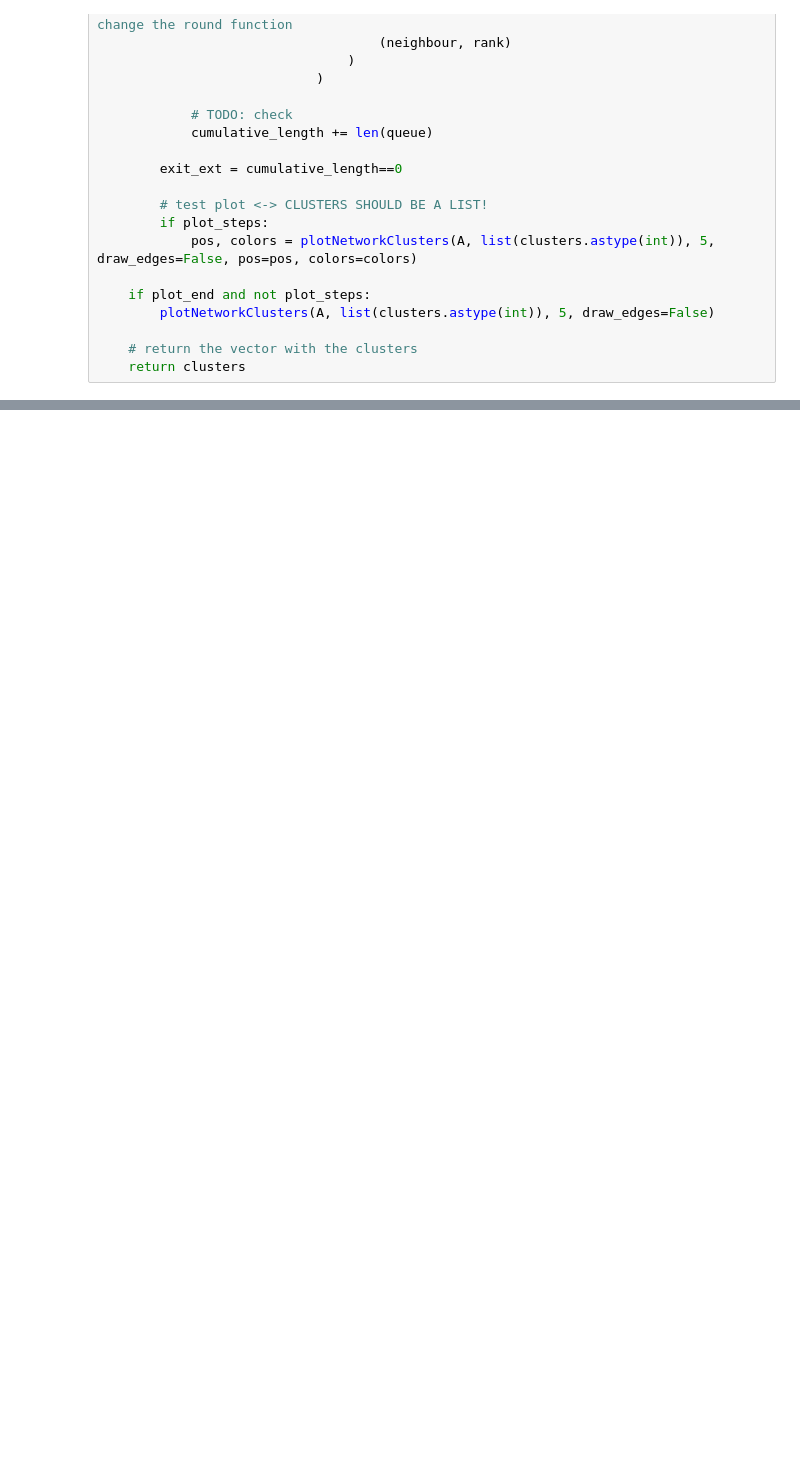
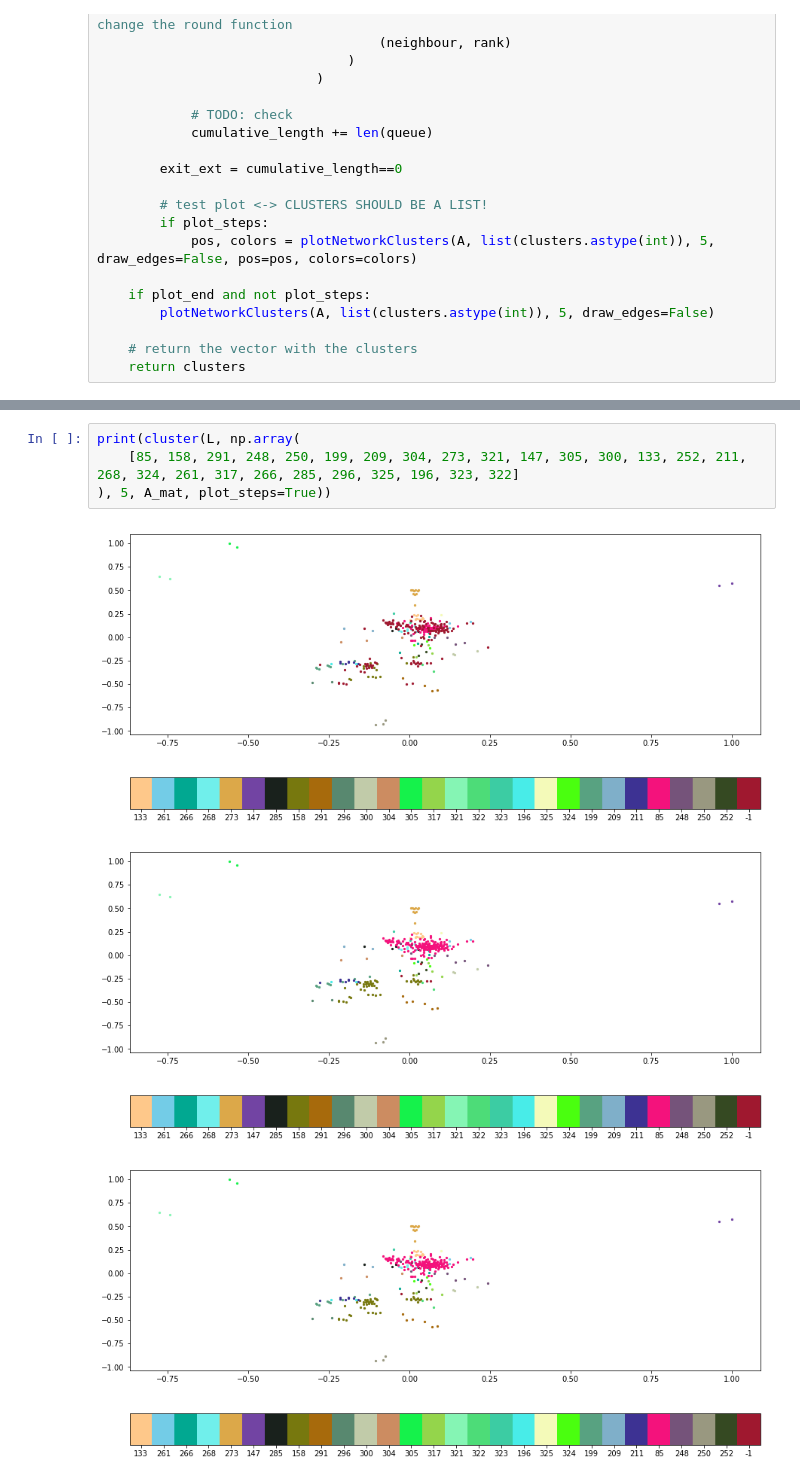
Before and after one commit to barbafrank/LCP_projects_Y2, a Jupyter notebook: Clustering.ipynb, the cells around one changed output, grey strips where cells are left out. Saved outputs shown, nothing was run; the diff lists cells and outputs as text; blank space fills up the shorter version.

```diff
--- a/Clustering.ipynb
+++ b/Clustering.ipynb
@@ -229,0 +175,8 @@ print(cluster(L, np.array(
+# %%
+print(cluster(L, np.array(
+    [85, 158, 291, 248, 250, 199, 209, 304, 273, 321, 147, 305, 300, 133, 252, 211, 268, 324, 261, 317, 266, 285, 296, 325, 196, 323, 322]
+), 5, A_mat, plot_steps=True))
+# %% [output]
+[figure, added]
+[figure, added]
+[figure, added]
```
Also changed, not shown: parts of 8 cells of this notebook, 5 other files.
